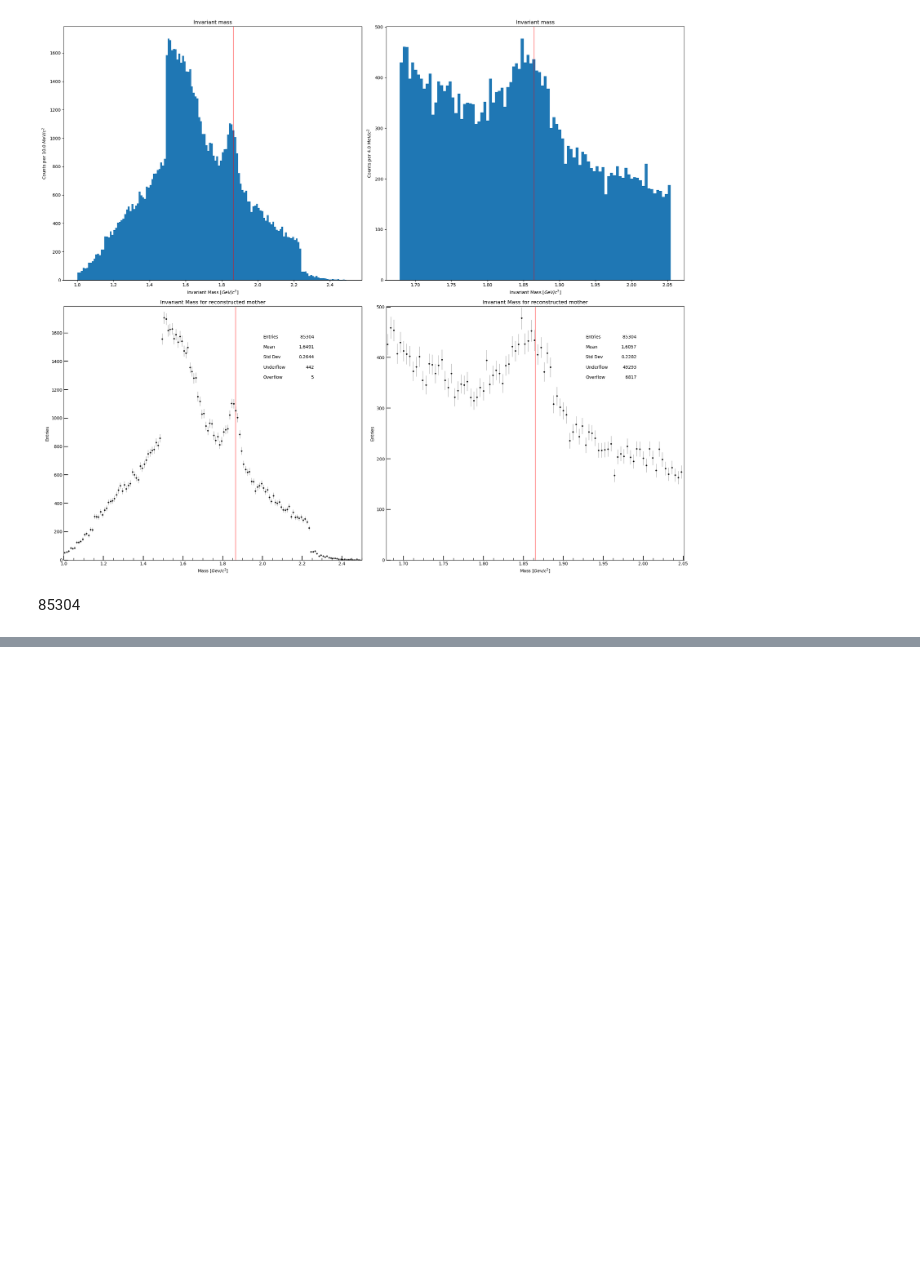
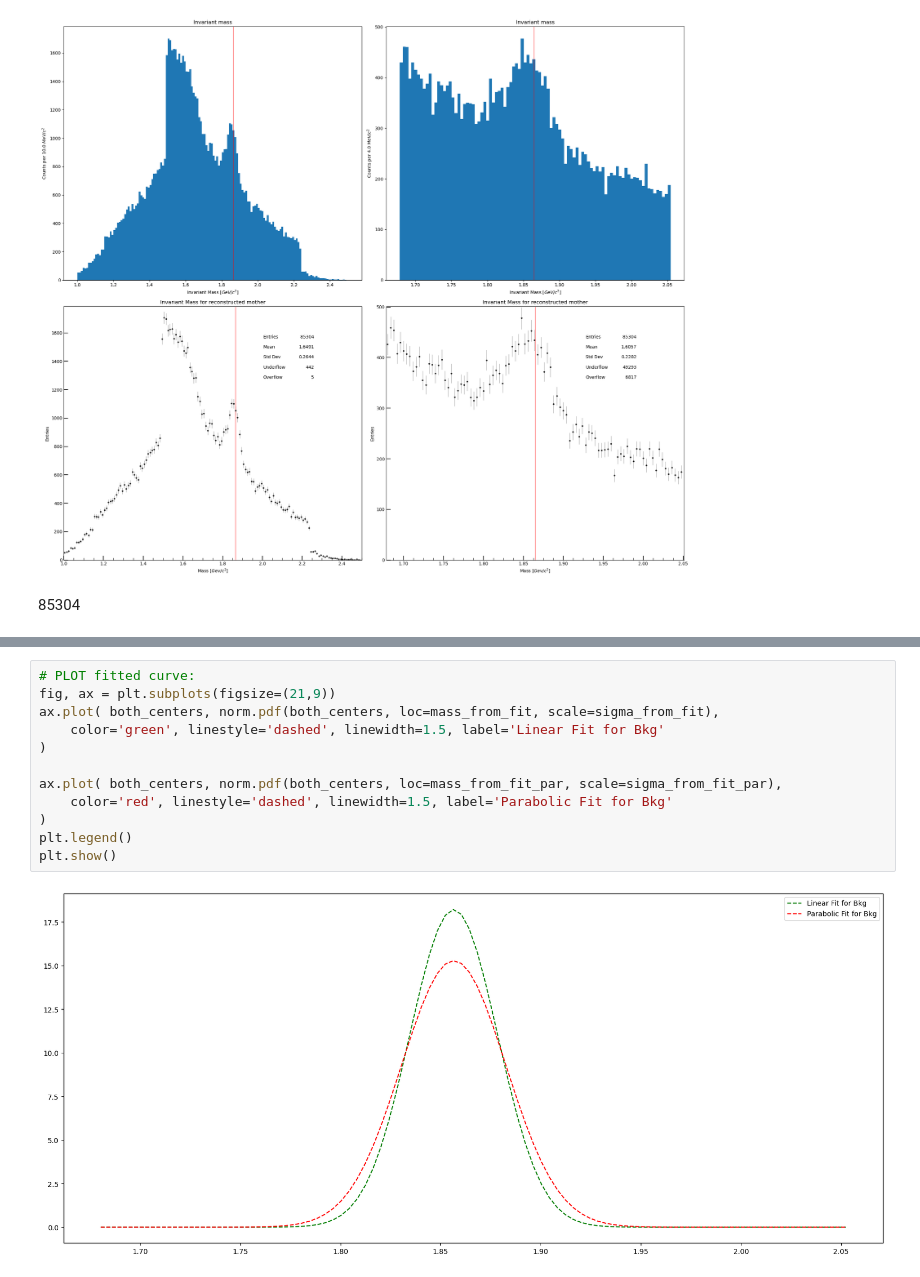
Before and after one commit to LeoPi314/LCPB_Project, a Jupyter notebook: Big_Combinatorial/Results/Final_Pairs.ipynb, the cells around one changed output, grey strips where cells are left out. Cells and saved outputs as stored; diff of their text form; blank space fills up the shorter version.

```diff
--- a/Big_Combinatorial/Results/Final_Pairs.ipynb
+++ b/Big_Combinatorial/Results/Final_Pairs.ipynb
@@ -355,0 +397,14 @@ plt.show()
+# %%
+# PLOT fitted curve:
+fig, ax = plt.subplots(figsize=(21,9))
+ax.plot( both_centers, norm.pdf(both_centers, loc=mass_from_fit, scale=sigma_from_fit),
+    color='green', linestyle='dashed', linewidth=1.5, label='Linear Fit for Bkg'
+)
+
+ax.plot( both_centers, norm.pdf(both_centers, loc=mass_from_fit_par, scale=sigma_from_fit_par),
+    color='red', linestyle='dashed', linewidth=1.5, label='Parabolic Fit for Bkg'
+)
+plt.legend()
+plt.show()
+# %% [output]
+[figure, added]
```
Also changed, not shown: parts of 3 cells of this notebook, 1 other file.
